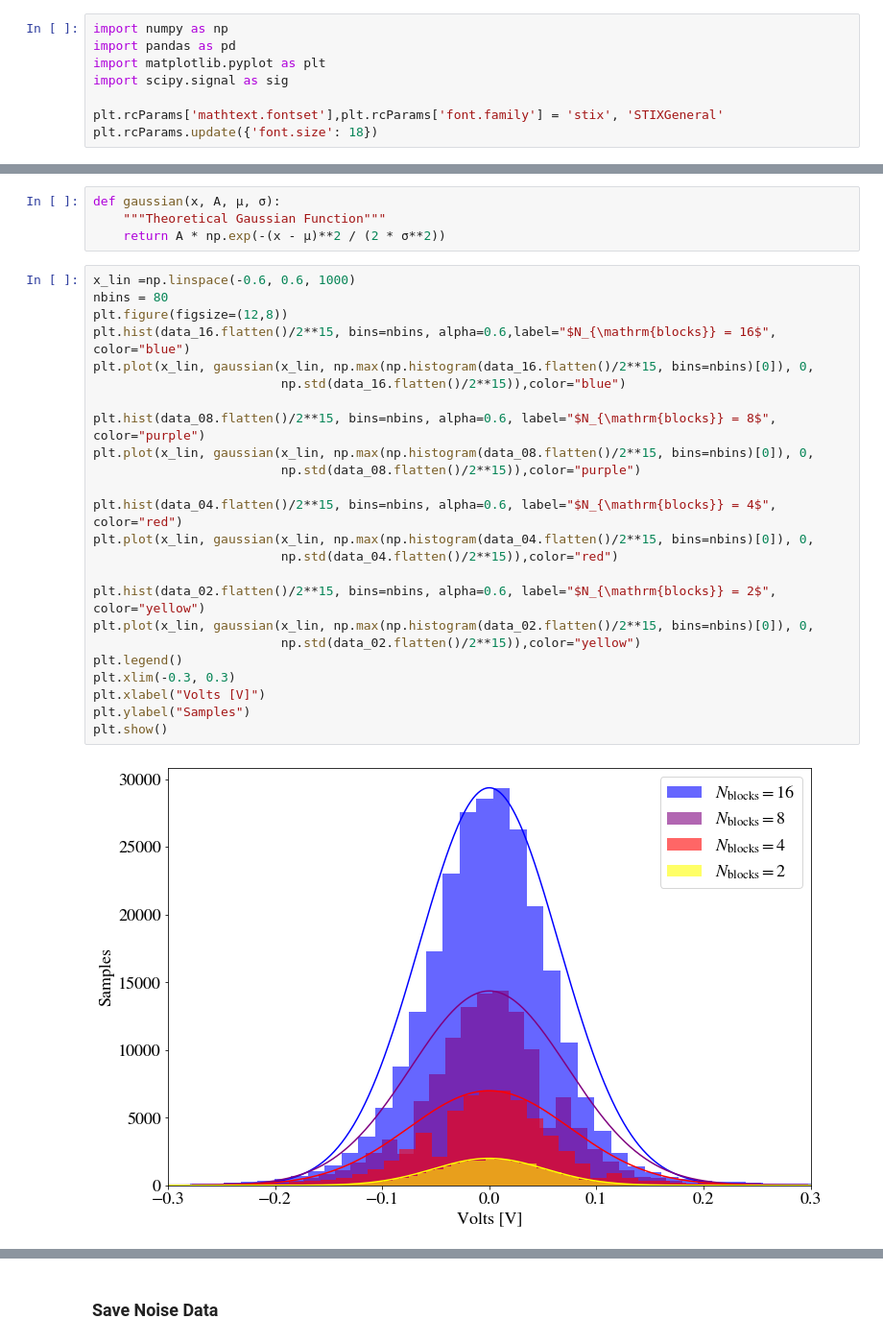
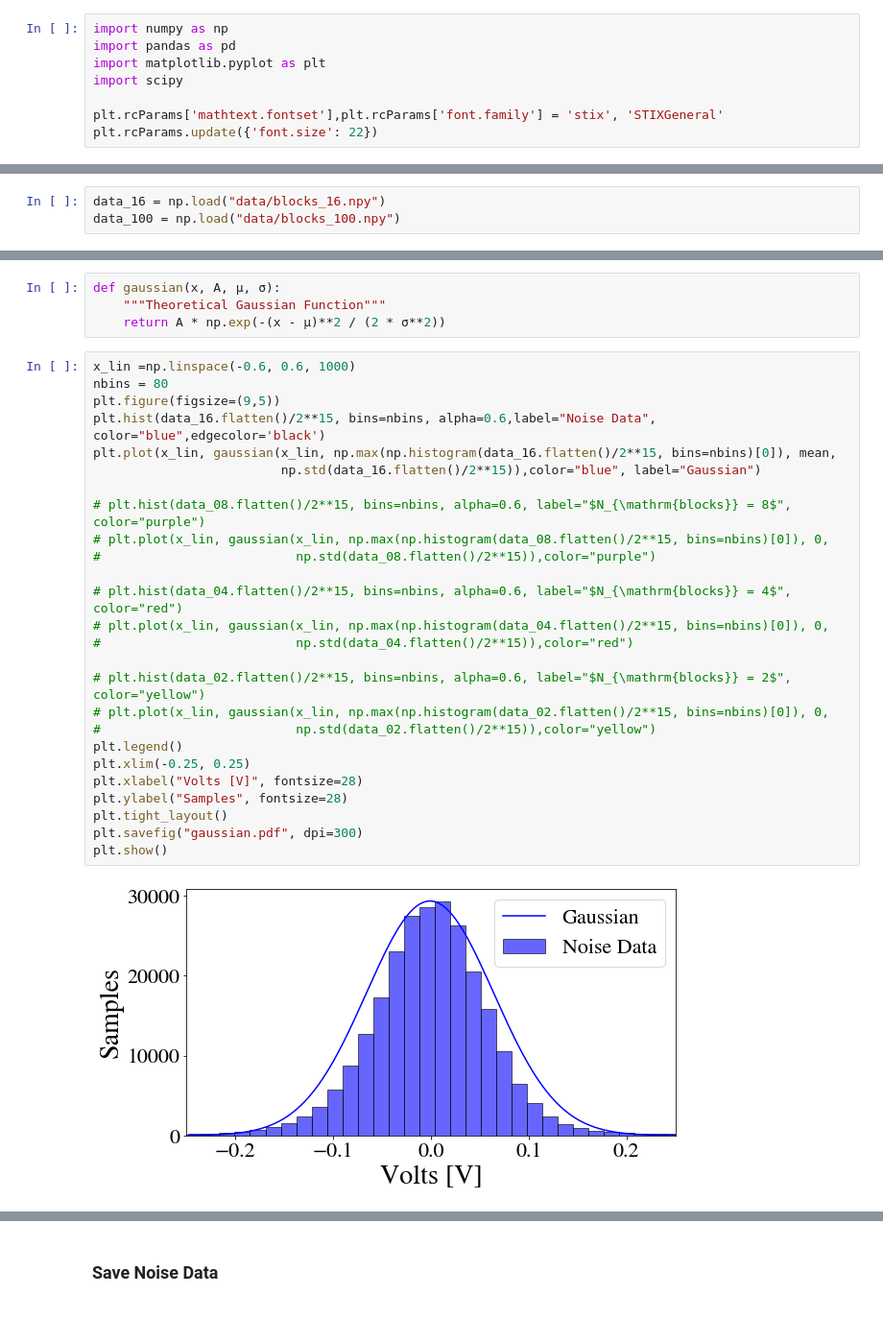
Before and after one commit to James11222/radiolab_repo, a Jupyter notebook: lab1/James/Lab1_Analysis/Lab_1_Notebook_5-6.ipynb, the cells around one changed output, grey strips where cells are left out. Shown at 96% size. Cells and saved outputs as stored; diff of their text form; blank space fills up the shorter version.

```diff
--- a/lab1/James/Lab1_Analysis/Lab_1_Notebook_5-6.ipynb
+++ b/lab1/James/Lab1_Analysis/Lab_1_Notebook_5-6.ipynb
@@ -2,10 +2,10 @@
 import numpy as np
 import pandas as pd
 import matplotlib.pyplot as plt
-import scipy.signal as sig
+import scipy
 
 plt.rcParams['mathtext.fontset'],plt.rcParams['font.family'] = 'stix', 'STIXGeneral'
-plt.rcParams.update({'font.size': 18})
+plt.rcParams.update({'font.size': 22})
 # %% [markdown]
 # 5.2 - Collect PicoSampler Data
 
@@ -419,6 +833,9 @@ data_02 = ugradio.pico.capture_data("200mV", divisor=10, nsamples=16000, nblocks
 data_04 = ugradio.pico.capture_data("200mV", divisor=10, nsamples=16000, nblocks=4)
 data_08 = ugradio.pico.capture_data("200mV", divisor=10, nsamples=16000, nblocks=8)
 data_16 = ugradio.pico.capture_data("200mV", divisor=10, nsamples=16000, nblocks=16)
+# %%
+data_16 = np.load("data/blocks_16.npy")
+data_100 = np.load("data/blocks_100.npy")
 # %% [markdown]
 We need to show the distribution of data is gaussian with width = rms of the data. We show that below
 # %%
@@ -428,26 +845,28 @@ def gaussian(x, A, μ, σ):
 # %%
 x_lin =np.linspace(-0.6, 0.6, 1000)
 nbins = 80
-plt.figure(figsize=(12,8))
-plt.hist(data_16.flatten()/2**15, bins=nbins, alpha=0.6,label="$N_{\mathrm{blocks}} = 16$", color="blue")
-plt.plot(x_lin, gaussian(x_lin, np.max(np.histogram(data_16.flatten()/2**15, bins=nbins)[0]), 0,
-                         np.std(data_16.flatten()/2**15)),color="blue")
+plt.figure(figsize=(9,5))
+plt.hist(data_16.flatten()/2**15, bins=nbins, alpha=0.6,label="Noise Data", color="blue",edgecolor='black')
+plt.plot(x_lin, gaussian(x_lin, np.max(np.histogram(data_16.flatten()/2**15, bins=nbins)[0]), mean,
+                         np.std(data_16.flatten()/2**15)),color="blue", label="Gaussian")
 
-plt.hist(data_08.flatten()/2**15, bins=nbins, alpha=0.6, label="$N_{\mathrm{blocks}} = 8$", color="purple")
-plt.plot(x_lin, gaussian(x_lin, np.max(np.histogram(data_08.flatten()/2**15, bins=nbins)[0]), 0,
-                         np.std(data_08.flatten()/2**15)),color="purple")
+# plt.hist(data_08.flatten()/2**15, bins=nbins, alpha=0.6, label="$N_{\mathrm{blocks}} = 8$", color="purple")
+# plt.plot(x_lin, gaussian(x_lin, np.max(np.histogram(data_08.flatten()/2**15, bins=nbins)[0]), 0,
+#                          np.std(data_08.flatten()/2**15)),color="purple")
 
-plt.hist(data_04.flatten()/2**15, bins=nbins, alpha=0.6, label="$N_{\mathrm{blocks}} = 4$", color="red")
-plt.plot(x_lin, gaussian(x_lin, np.max(np.histogram(data_04.flatten()/2**15, bins=nbins)[0]), 0,
-                         np.std(data_04.flatten()/2**15)),color="red")
+# plt.hist(data_04.flatten()/2**15, bins=nbins, alpha=0.6, label="$N_{\mathrm{blocks}} = 4$", color="red")
+# plt.plot(x_lin, gaussian(x_lin, np.max(np.histogram(data_04.flatten()/2**15, bins=nbins)[0]), 0,
+#                          np.std(data_04.flatten()/2**15)),color="red")
 
-plt.hist(data_02.flatten()/2**15, bins=nbins, alpha=0.6, label="$N_{\mathrm{blocks}} = 2$", color="yellow")
-plt.plot(x_lin, gaussian(x_lin, np.max(np.histogram(data_02.flatten()/2**15, bins=nbins)[0]), 0,
-                         np.std(data_02.flatten()/2**15)),color="yellow")
+# plt.hist(data_02.flatten()/2**15, bins=nbins, alpha=0.6, label="$N_{\mathrm{blocks}} = 2$", color="yellow")
+# plt.plot(x_lin, gaussian(x_lin, np.max(np.histogram(data_02.flatten()/2**15, bins=nbins)[0]), 0,
+#                          np.std(data_02.flatten()/2**15)),color="yellow")
 plt.legend()
-plt.xlim(-0.3, 0.3)
-plt.xlabel("Volts [V]")
-plt.ylabel("Samples")
+plt.xlim(-0.25, 0.25)
+plt.xlabel("Volts [V]", fontsize=28)
+plt.ylabel("Samples", fontsize=28)
+plt.tight_layout()
+plt.savefig("gaussian.pdf", dpi=300)
 plt.show()
 # %% [output]
-[figure, old version]
+[figure, new version]
```
Also changed, not shown: parts of 58 cells of this notebook, 32 other files.
